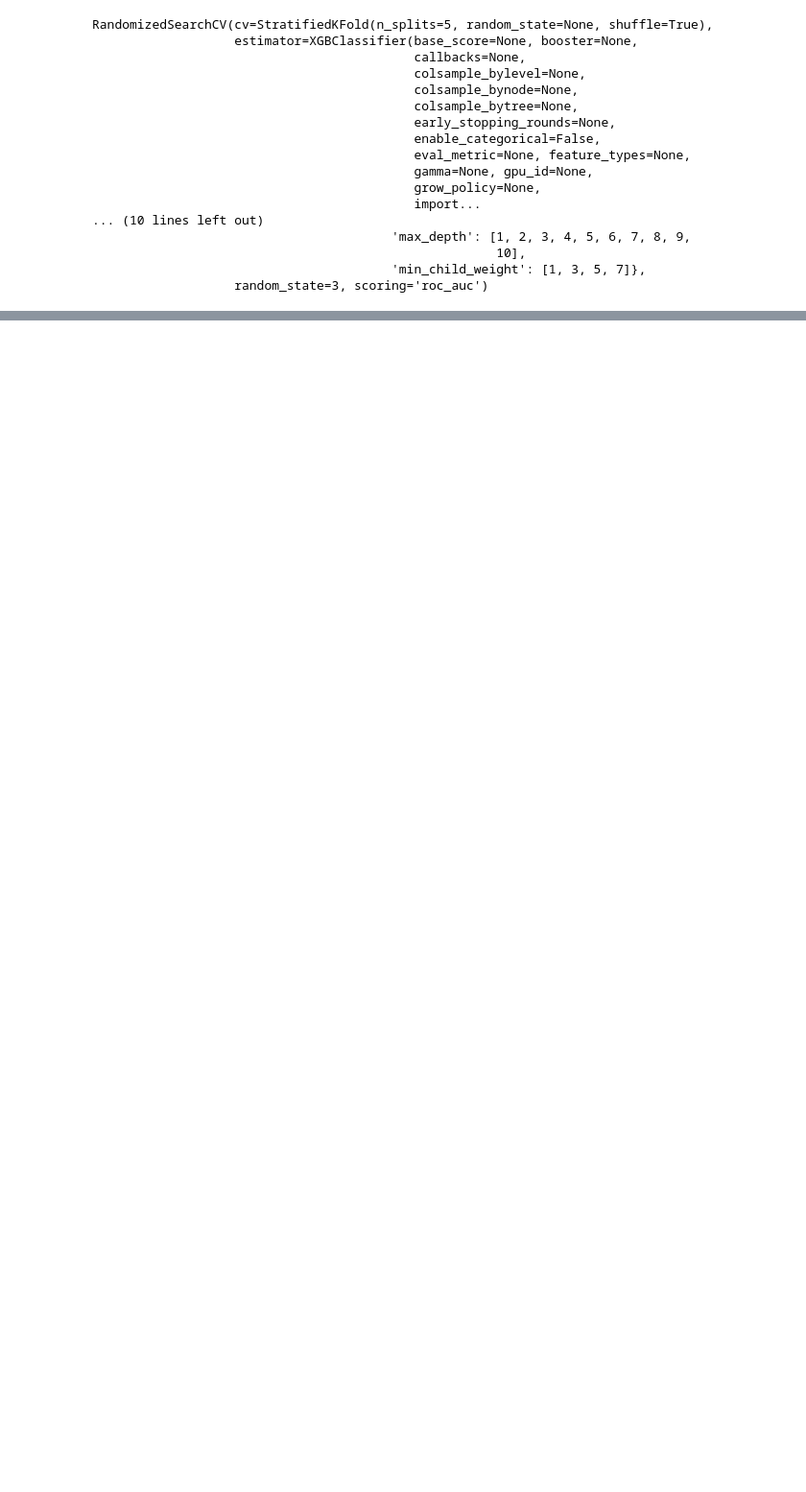
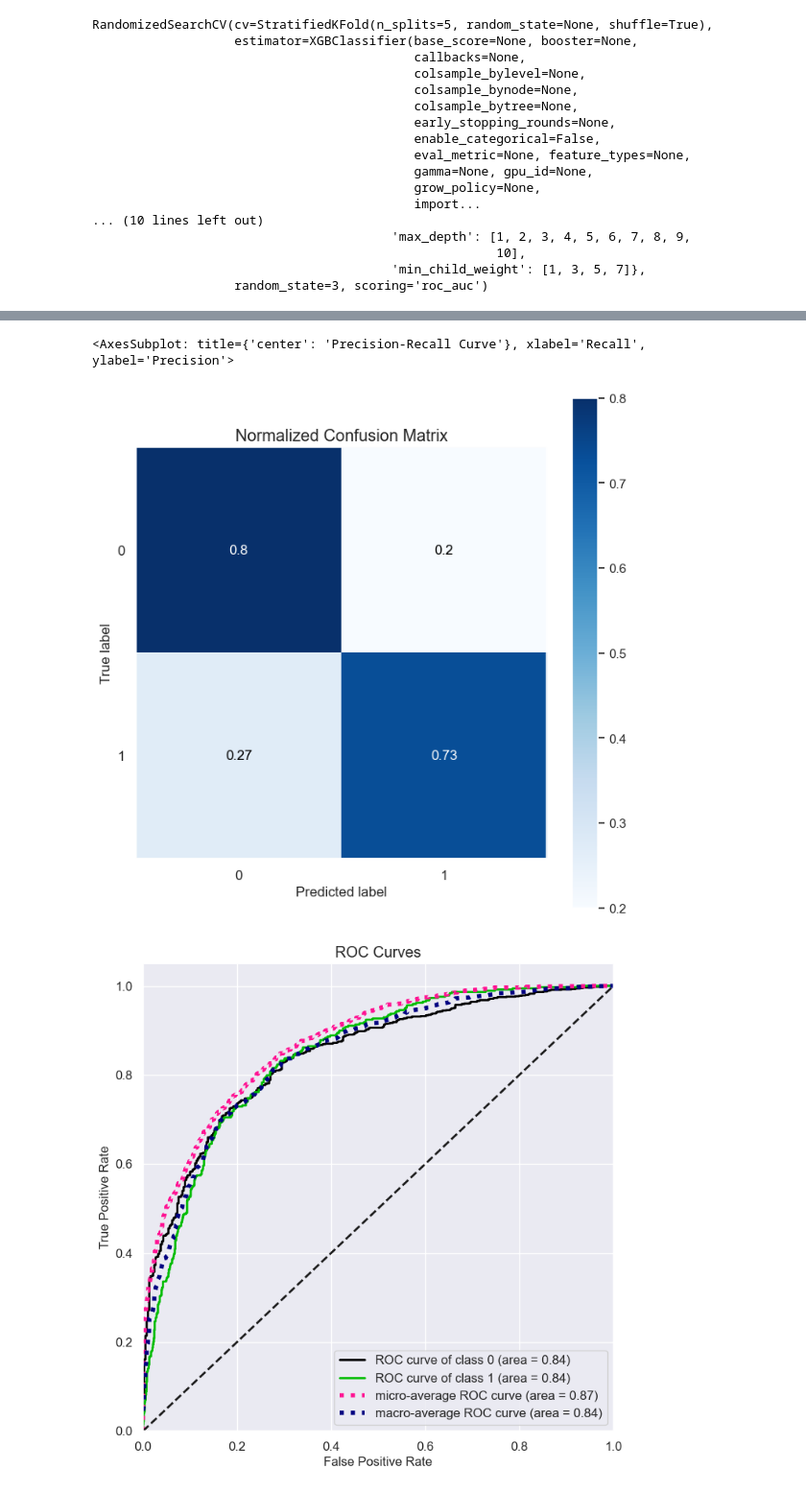
Before and after one commit to Jannis997/ML-Projects, a Jupyter notebook: Telco_churn.ipynb, the cells around one changed output, grey strips where cells are left out. Shown: that part at 96% size. Saved outputs shown, nothing was run; the diff lists cells and outputs as text; code cells hidden in the pictures; blank space fills up the shorter version.

```diff
--- a/Telco_churn.ipynb
+++ b/Telco_churn.ipynb
@@ -584,5 +670,7 @@ Train AU  : 0.9835888557999777
+# %%
+class_weight=int(ytrain.value_counts()[0]/ytrain.value_counts()[1])
 # %%
-XGBoost=xgboost.XGBClassifier()
+XGBoost=xgboost.XGBClassifier(scale_pos_weight=class_weight)
 xgboost_param_grid={
     'learning_rate':[0.05,0.1,0.15,0.2,0.25,0.3],
     'max_depth'    :[1,2,3,4,5,6,7,8,9,10],
@@ -593,8 +681,7 @@ xgboost_param_grid={
 gsXGoost=RandomizedSearchCV(estimator=XGBoost,param_distributions=xgboost_param_grid,random_state=3,scoring = "roc_auc",
                                      cv =kfold,n_jobs=1)
 
-
-gsXGoost.fit(xtrain_prep,ytrain_prep)
+gsXGoost.fit(xtrain,ytrain)
 # %% [output]
 RandomizedSearchCV(cv=StratifiedKFold(n_splits=5, random_state=None, shuffle=True),
                    estimator=XGBClassifier(base_score=None, booster=None,
@@ -628,11 +715,11 @@ Train AU  : 0.9931543231595515
 # %%
-logreg = LogisticRegression()
+logreg = LogisticRegression(class_weight=dict(enumerate(class_weights)))
 logreg_param_grid={
     'C':[100, 10, 1.0, 0.1, 0.01] ,
     'penalty':['l2']
 }
 gslogreg=GridSearchCV(logreg,param_grid = logreg_param_grid, cv=kfold, scoring="roc_auc", n_jobs= -1, verbose = 1)
-gslogreg.fit(xtrain_prep,ytrain_prep)
+gslogreg.fit(xtrain,ytrain)
 # %% [output]
 Fitting 5 folds for each of 5 candidates, totalling 25 fits
 GridSearchCV(cv=StratifiedKFold(n_splits=5, random_state=None, shuffle=True),
@@ -654,8 +747,8 @@ Train AU  : 0.8483654092200936
 # %%
 votingC = VotingClassifier(estimators=[('gbc',GBC_best), ('rfc', RFC_best),
-('xgboost',XGBOOST_best),('logreg',LogReg_best)], voting='soft', n_jobs=4)
+('xgboost',XGBOOST_best),('logreg',LogReg_best),("svc",SVMC_best)], voting='soft', n_jobs=4)
 
-votingC = votingC.fit(xtrain_prep,ytrain_prep)
+votingC = votingC.fit(xtrain,ytrain)
 # %%
 evaluation(votingC,xvalid, yvalid)
 # %% [output]
@@ -672,0 +768,11 @@ Train AU  : 0.997787077794952
+# %%
+yvalid_probas = votingC.predict_proba(xvalid)
+yvalid_predict = votingC.predict(xvalid)
+print(classification_report(yvalid, yvalid_predict))
+sns.set(rc={'figure.figsize':(8,8)})
+skplt.metrics.plot_confusion_matrix(yvalid, yvalid_predict, normalize=True)
+sns.set(rc={'figure.figsize':(8,8)})
+skplt.metrics.plot_roc(yvalid, yvalid_probas)
+sns.set(rc={'figure.figsize':(8,8)})
+skplt.metrics.plot_precision_recall(yvalid, yvalid_probas)
+# %% [output]
@@ -672,0 +787,3 @@ Train AU  : 0.997787077794952
+<AxesSubplot: title={'center': 'Precision-Recall Curve'}, xlabel='Recall', ylabel='Precision'>
+[figure, added]
+[figure, added]
```
Also changed, not shown: parts of 75 cells of this notebook.
